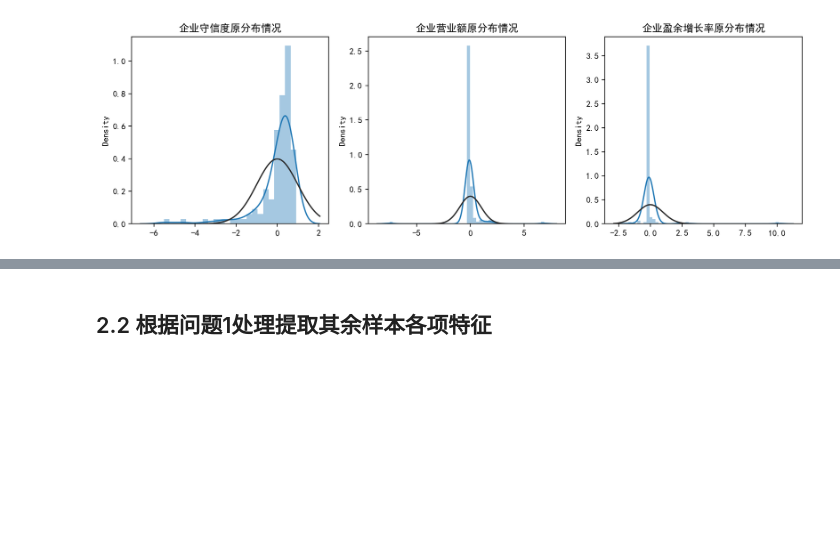
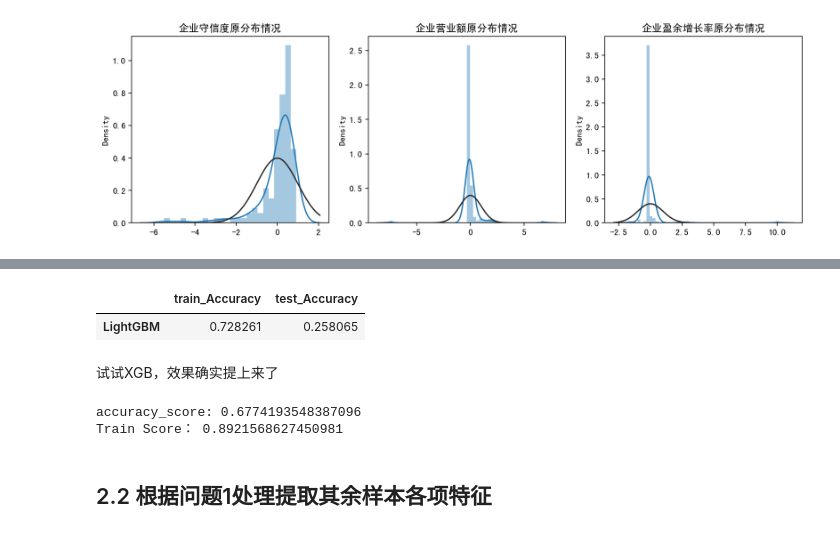
Before and after one commit to XuRui314/MathematicalModeling, a Jupyter notebook: 2020_c.ipynb, the cells around one changed output, grey strips where cells are left out. Saved outputs shown, nothing was run; the diff lists cells and outputs as text; code cells hidden in the pictures; blank space fills up the shorter version.

```diff
--- a/2020_c.ipynb
+++ b/2020_c.ipynb
@@ -882,3 +1055,43 @@ test accuracy =  0.6
+# %%
+# LGB单模(对非平衡数据集设置is_unbalance)
+x_train,x_test,y_train,y_test=train_test_split(X,y,random_state=30)
+clf = LGBMClassifier(learning_rate=0.05,n_estimators=100,objective='multiclass',
+                           boosting_type='gbdt',
+                           num_leaves=2**5,
+                           max_depth=5,reg_alpha=0.5,reg_lambda=0.5,is_unbalance=True, subsample=0.75)
+clf.fit(x_train,y_train)
+pd.DataFrame(data=[metrics.accuracy_score(y_train, clf.predict(x_train)),metrics.accuracy_score(y_test, y_predict),
+            ],index=['train_Accuracy','test_Accuracy',],columns=['LightGBM']).T
+# %% [output]
+|  | train_Accuracy | test_Accuracy |
+| LightGBM | 0.728261 | 0.258065 |
+# %% [markdown]
+试试XGB，效果确实提上来了
+# %%
+import xgboost as xgb
+from sklearn.model_selection import train_test_split, GridSearchCV, KFold
+from sklearn.metrics import accuracy_score
+from sklearn import preprocessing, model_selection, metrics, feature_selection
+from sklearn.model_selection import GridSearchCV, learning_curve
+
+X_train,X_test,Y_train,Y_test=train_test_split(X,y,random_state=30)
+smote_tomek = SMOTETomek(random_state=0)
+X_train, Y_train = smote_tomek.fit_resample(X, y)
+
+param_grid = {'n_estimators': [25,50,100,120],
+              'max_depth': [1,2,4,6]}
+xgb = xgb.XGBClassifier()
+gsearch = GridSearchCV(xgb, param_grid=param_grid, cv=5)
+gsearch.fit(X_train,Y_train)
+
+xgb_model = gsearch.best_estimator_
+y_pred = xgb_model.predict(X_test)
+# print(gsearch.best_params_)
+print("accuracy_score:",accuracy_score(Y_test, y_pred))
+print("Train Score：", accuracy_score(Y_train, xgb_model.predict(X_train)))
+# %% [output]
+accuracy_score: 0.6774193548387096
+Train Score： 0.8921568627450981
 # %% [markdown]
 ## 2.2 根据问题1处理提取其余样本各项特征
 # %%
```
Also changed, not shown: parts of 23 cells of this notebook.
